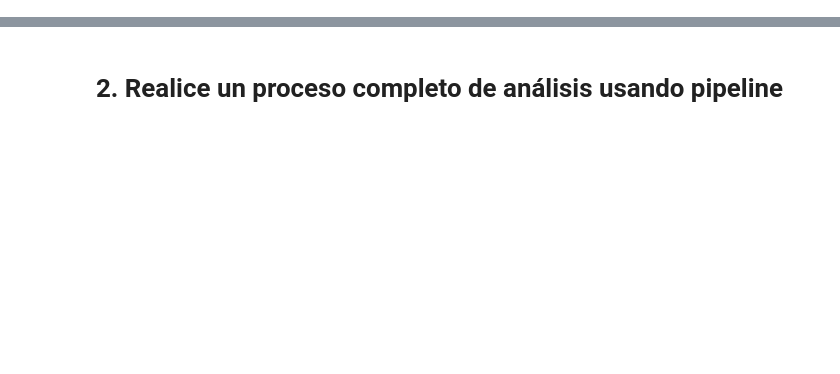
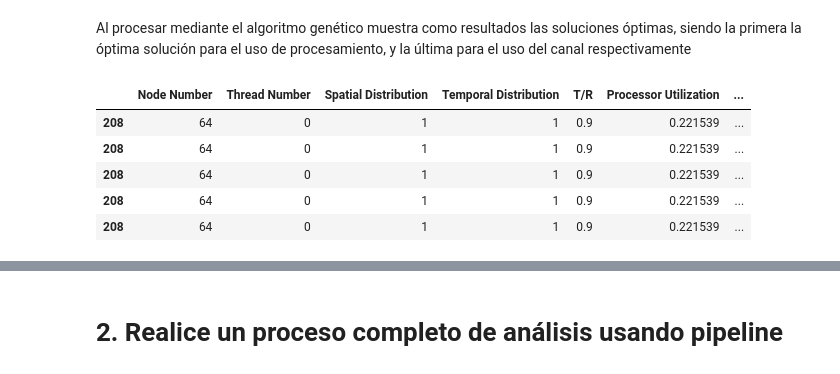
Before and after one commit to paulcardozo/Parcial2_IA, a Jupyter notebook: Parcial2.ipynb, the cells around one changed output, grey strips where cells are left out. Drawn from its saved outputs; the diff is of its cells as text; code cells hidden in the pictures; blank space fills up the shorter version.

```diff
--- a/Parcial2.ipynb
+++ b/Parcial2.ipynb
@@ -2,0 +85,8 @@
+# %%
+POP_SIZE = 50
+MAX_GEN = 50
+MUT_PROB = 0.15
+CX_PROB = 0.8
+
+pop = toolbox.population(n=POP_SIZE)
+pop
@@ -2,0 +111,16 @@
+# %%
+stats = tools.Statistics(lambda ind: ind.fitness.values)
+stats.register("avg", np.mean, axis=0)
+stats.register("min", np.min, axis=0)
+stats.register("max", np.max, axis=0)
+# %%
+%%time
+result, log = algorithms.eaMuPlusLambda(pop,
+                                     toolbox,
+                                     mu=POP_SIZE, # Número de individuos para seleccionara para la siguiente generación
+                                     lambda_= POP_SIZE, # Número de hijos que produce cada generación
+                                     cxpb= CX_PROB,
+                                     mutpb= MUT_PROB,
+                                     stats= stats,
+                                     ngen= MAX_GEN,
+                                     verbose= True)
@@ -2,0 +147,3 @@
+# %%
+fronts = tools.emo.sortLogNondominated(result, len(result))
+fronts
@@ -2,0 +168,11 @@
+# %% [markdown]
+Al procesar mediante el algoritmo genético muestra como resultados las soluciones óptimas, siendo la primera la óptima solución para el uso de procesamiento, y la última para el uso del canal respectivamente
+# %%
+dataset.iloc[fronts[0][0]]
+# %% [output]
+|  | Node Number | Thread Number | Spatial Distribution | Temporal Distribution | T/R | Processor Utilization | ... |
+| 208 | 64 | 0 | 1 | 1 | 0.9 | 0.221539 | ... |
+| 208 | 64 | 0 | 1 | 1 | 0.9 | 0.221539 | ... |
+| 208 | 64 | 0 | 1 | 1 | 0.9 | 0.221539 | ... |
+| 208 | 64 | 0 | 1 | 1 | 0.9 | 0.221539 | ... |
+| 208 | 64 | 0 | 1 | 1 | 0.9 | 0.221539 | ... |
```
Also changed, not shown: parts of 20 cells of this notebook.
